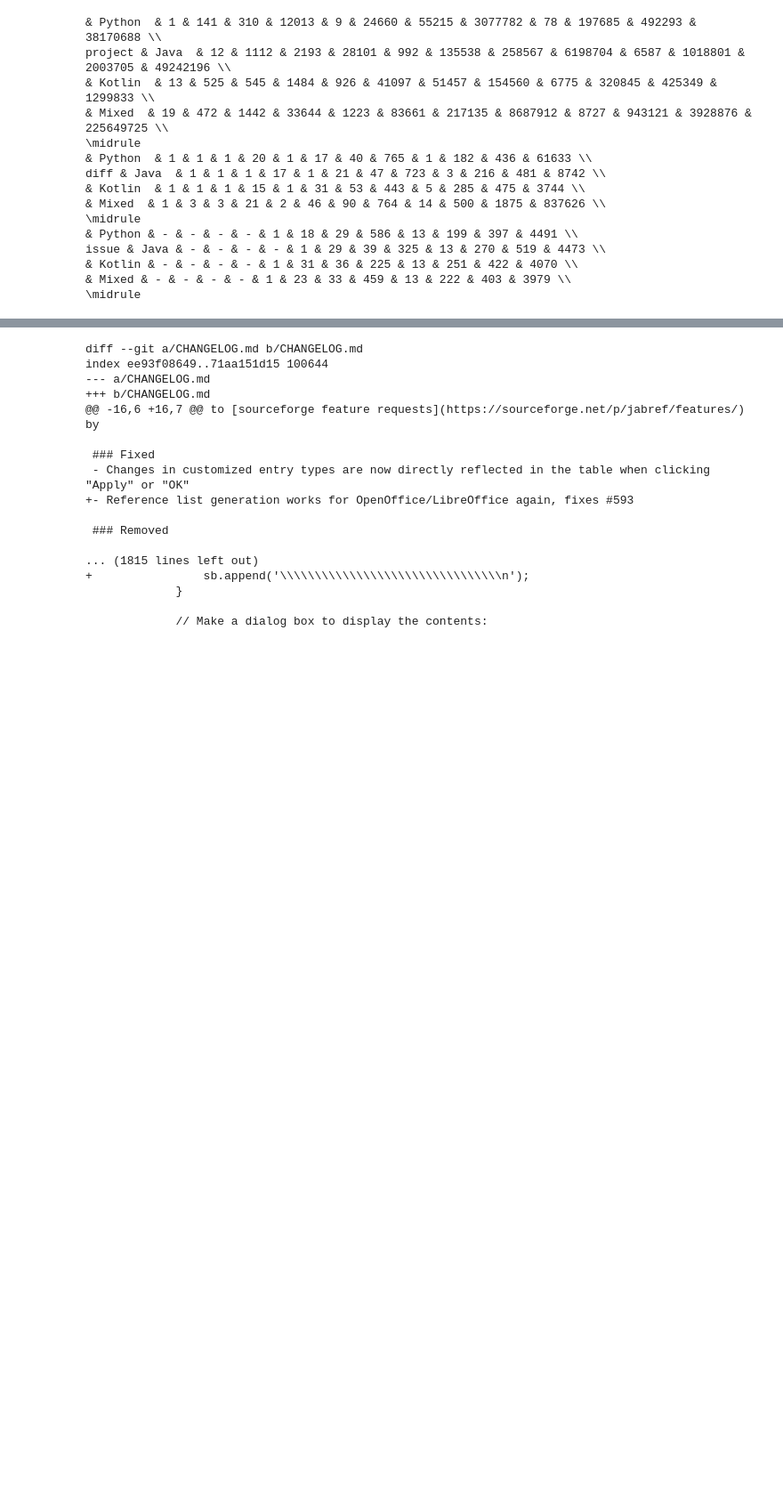
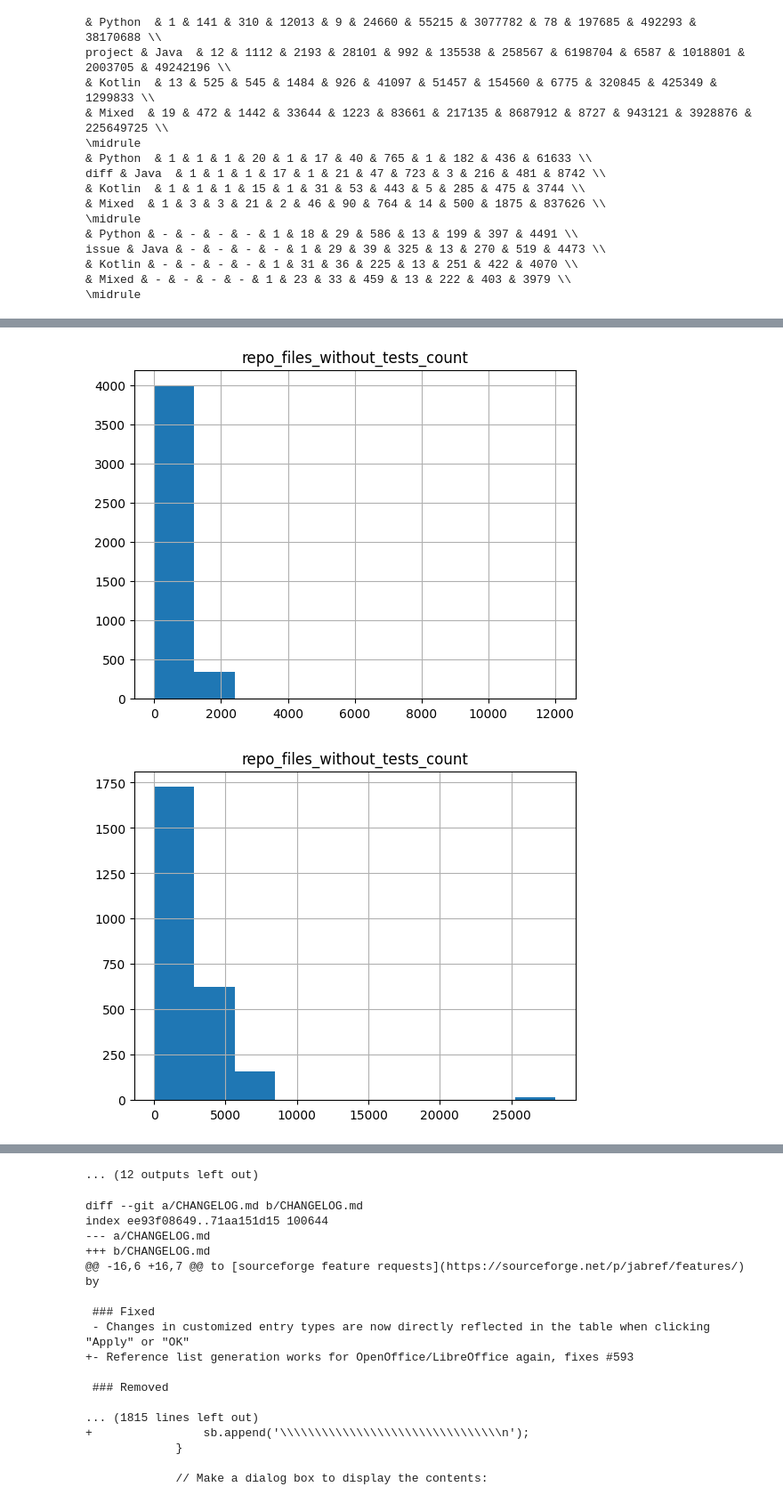
Before and after one commit to tiginamaria/bug-localization, a Jupyter notebook: src/notebooks/final_data_analysis.ipynb, the cells around one changed output, grey strips where cells are left out. Shown: that part at 89% size. Cells and saved outputs as stored; diff of their text form; code cells hidden in the pictures; blank space fills up the shorter version.

```diff
--- a/src/notebooks/final_data_analysis.ipynb
+++ b/src/notebooks/final_data_analysis.ipynb
@@ -303,10 +303,9 @@ issue & Java & - & - & - & - & 1 & 29 & 39 & 325 & 13 & 270 & 519 & 4473 \\
 & Mixed & - & - & - & - & 1 & 23 & 33 & 459 & 13 & 222 & 403 & 3979 \\
 \midrule
 # %%
-# Combine the arrays in a list
 for entity, columns in [
-    ('project', ['repo_files_without_tests_count', 'repo_lines_count', 'repo_tokens_count']),
-    ('diff', ['changed_files_without_tests_count', 'changed_lines_count', 'changed_tokens_count']),
+    ('project', ['repo_files_without_tests_count', 'repo_lines_count']),
+    ('diff', ['changed_files_without_tests_count', 'changed_lines_count']),
     ('issue', ['issue_lines_count', 'issue_tokens_count'])
 ]:
     for column in columns:
@@ -331,0 +329,15 @@ for entity, columns in [
+# %%
+for entity, columns in [
+    ('project', ['repo_files_without_tests_count', 'repo_lines_count']),
+    ('diff', ['changed_files_without_tests_count', 'changed_lines_count']),
+    ('issue', ['issue_lines_count', 'issue_tokens_count'])
+]:
+    for column in columns:
+        for category, language in [('py', 'Python'), ('java', 'Java'), ('kt', 'Kotlin'), ('mixed', 'Mixed')]:
+            plt.hist(dfs[category][column])
+            plt.title(column)
+            plt.grid(True)
+            plt.show()
+# %% [output]
+[figure, added]
+[figure, added]
@@ -332,3 +354,4 @@ for entity, columns in [
+... (12 outputs left out)
 # %%
 ind = dfs['mixed']['changed_lines_count'].idxmax()
 print(dfs['mixed'].loc[ind]['diff'])
```
Also changed, not shown: parts of 2 cells of this notebook.
